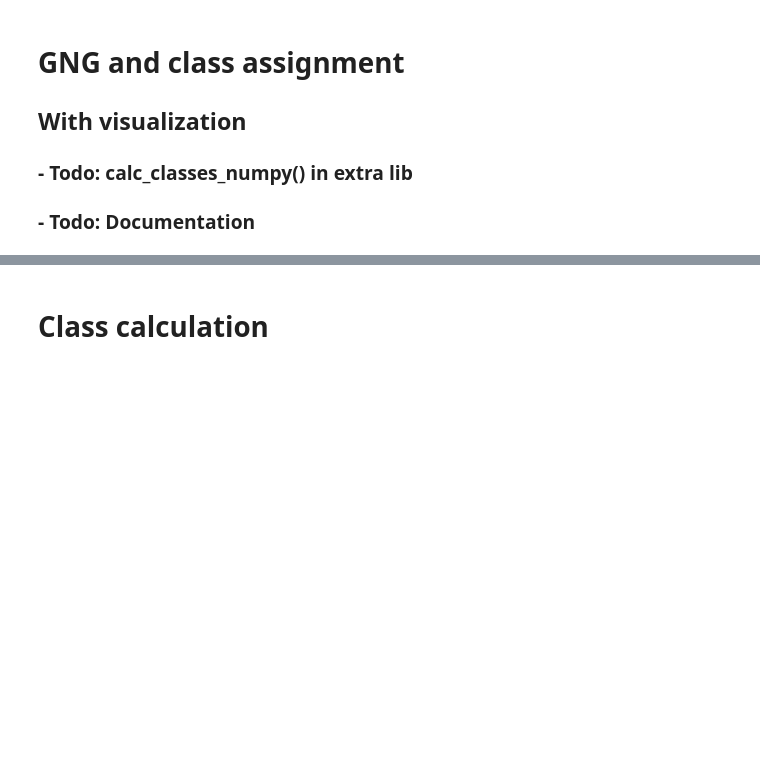
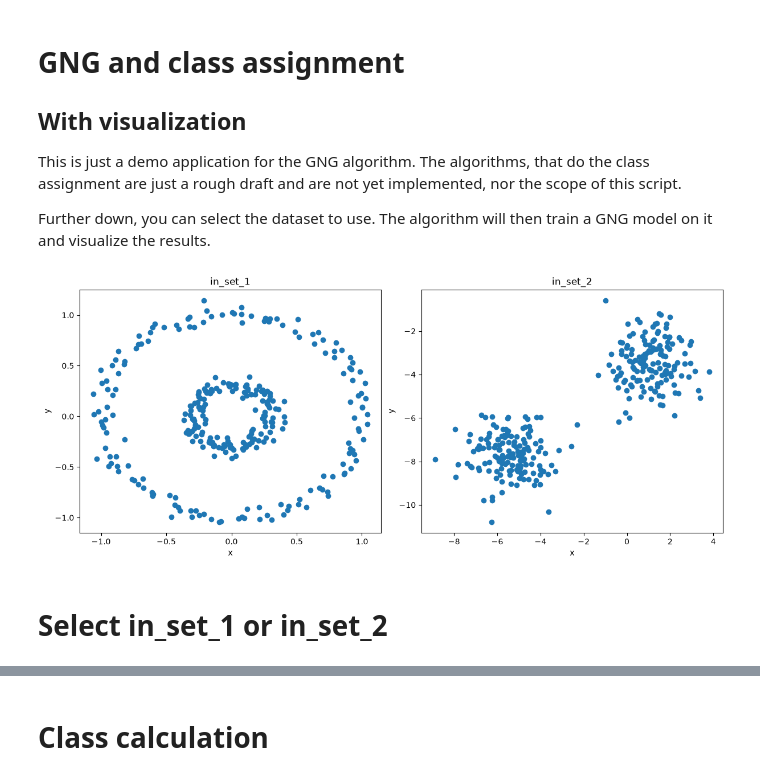
Before and after one commit to FuzzyART/py_gng, a Jupyter notebook: class_assign.ipynb, the cells around one changed output, grey strips where cells are left out. Saved outputs shown, nothing was run; the diff lists cells and outputs as text; code cells hidden in the pictures; blank space fills up the shorter version.

Commit message:
clean demo script

```diff
--- a/class_assign.ipynb
+++ b/class_assign.ipynb
@@ -1,6 +1,9 @@
 # %% [markdown]
 # GNG and class assignment
 ## With visualization
-### - Todo: calc_classes_numpy() in extra lib
-### - Todo: Documentation
+This is just a demo application for the GNG algorithm.
+The algorithms, that do the class assignment are just a rough draft and are not yet implemented, nor the scope of this script.
+
+Further down, you can select the dataset to use.
+The algorithm will then train a GNG model on it and visualize the results.
 # %%
@@ -14,5 +19,5 @@ import neurogas as gng_py
 # %%
-from sklearn.datasets import make_blobs, make_circles
+from sklearn.datasets import make_circles
 
 
 n_samples=300
@@ -21,10 +26,48 @@ factor=0.3
 random_state=1321
 
 
-in_set, target = make_circles(
+in_set_1, target = make_circles(
         n_samples=n_samples,
         noise=noise,
         factor=factor,
         random_state=random_state
     )
-in_set = in_set.flatten()
+in_set_1_2d = in_set_1
+in_set_1 = in_set_1.flatten()
+# %%
+from sklearn.datasets import make_blobs
+
+
+n_samples=300
+noise=0.05
+factor=0.3
+random_state=1321
+
+
+in_set_2, target = make_blobs(
+        n_samples=n_samples,
+        centers = 2,
+        n_features= 2,
+        random_state=random_state
+    )
+in_set_2_2d = in_set_2
+in_set_2 = in_set_2.flatten()
+# %%
+
+plot, axes = plt.subplots(1, 2, figsize=(12, 5), constrained_layout=True)
+
+axes[0].scatter(in_set_1_2d[:, 0], in_set_1_2d[:, 1])
+axes[0].set_title("in_set_1")
+axes[0].set_xlabel("x")
+axes[0].set_ylabel("y")
+
+axes[1].scatter(in_set_2_2d[:, 0], in_set_2_2d[:, 1])
+axes[1].set_title("in_set_2")
+axes[1].set_xlabel("x")
+axes[1].set_ylabel("y")
+
+plt.show()
+# %% [output]
+[figure, added]
+# %% [markdown]
+# Select in_set_1 or in_set_2
```
Also changed, not shown: parts of 11 cells of this notebook.
